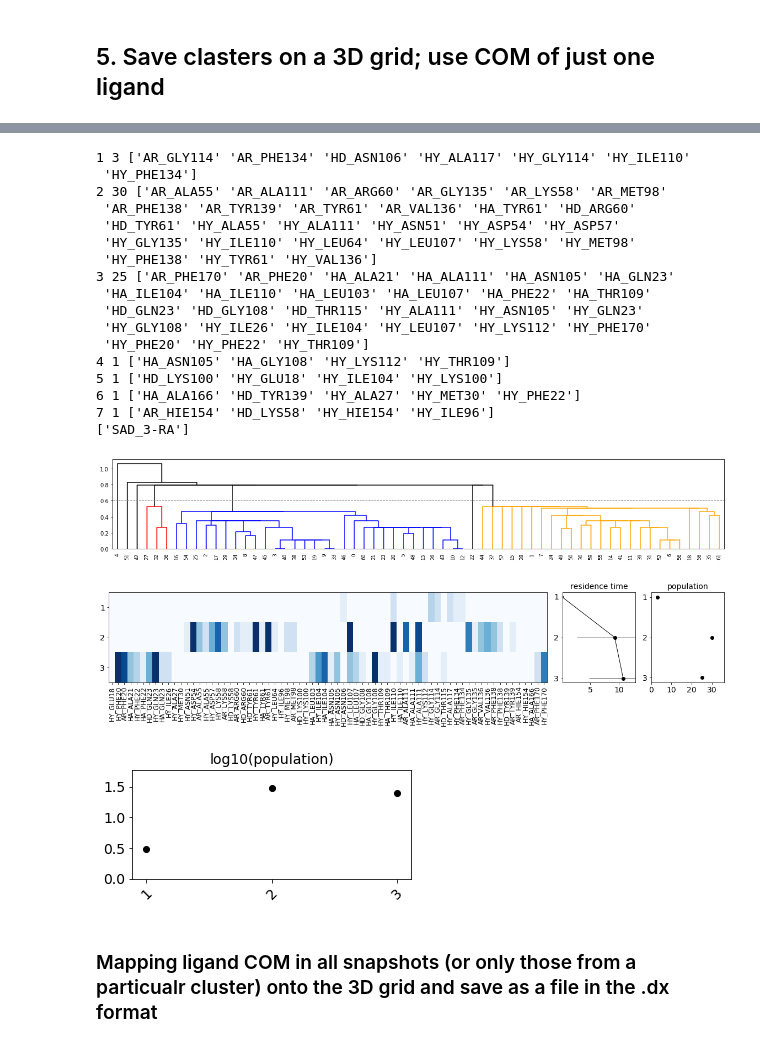
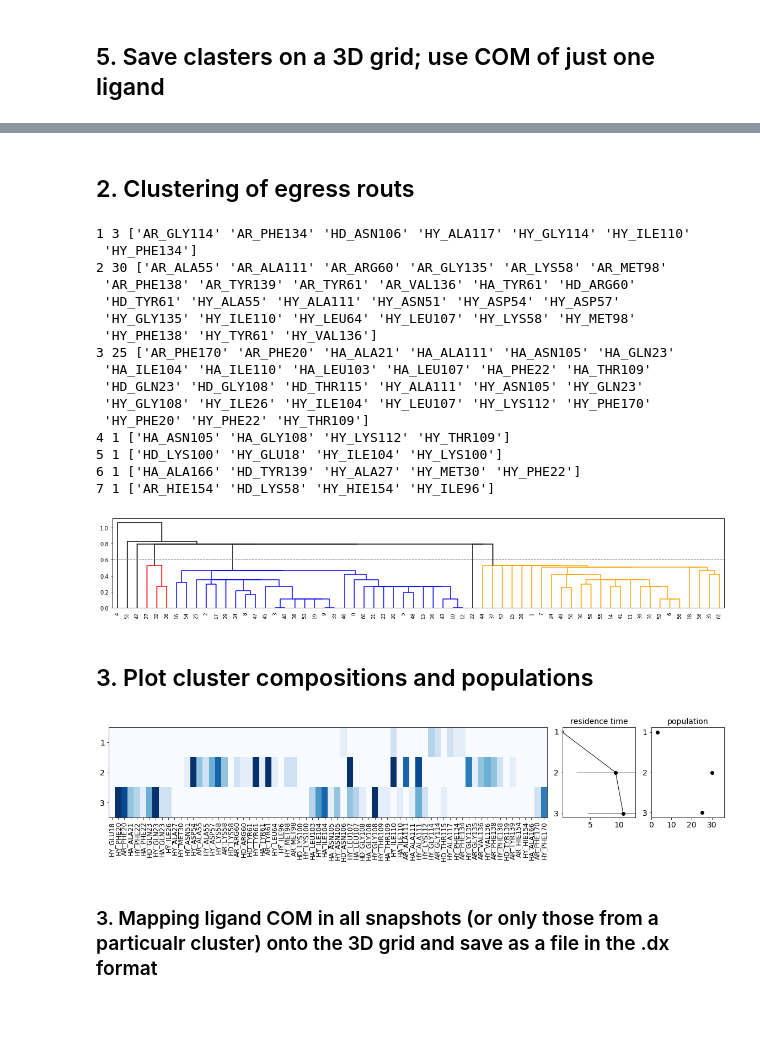
Before and after one commit to HITS-MCM/MD-IFP, a Jupyter notebook: IFP_generation_examples_Analysis.ipynb, the cells around one changed output, grey strips where cells are left out. Saved outputs shown, nothing was run; the diff lists cells and outputs as text; code cells hidden in the pictures; blank space fills up the shorter version.

Commit message:
revised example and clustering procedure

```diff
--- a/IFP_generation_examples_Analysis.ipynb
+++ b/IFP_generation_examples_Analysis.ipynb
@@ -231,7 +199,7 @@ Plot_IFP(df_tot_org)
 fig = plt.figure(figsize=(16, 6))
 gs = gridspec.GridSpec(1, 3, width_ratios=[4, 2, 1])
 ax = plt.subplot(gs[0])
-ifp_list = ["HY","AR","HD","HA","HL","IP","IN","WB","LIP"]
+ifp_list = ["HY","AR","HD","HA","HL","IP","IN","WB"]
 columns_IFP = []  # standard IFP
 columns_CONT = []  # just contacts
 for c in df_tot_org.columns.tolist():
@@ -242,7 +210,4 @@ for c in df_tot_org.columns.tolist():
 ax =  plt.subplot(gs[0])
 ax.set_title('IFP')
 df1 = df_tot_org[columns_IFP].values
-xticklabels = np.asarray(columns_IFP)
-sns.heatmap(np.float32(df1), cmap="YlGnBu")
-ax.set_title('IFP')
 # %% [output]
@@ -251,8 +217,8 @@ Text(0.5, 1, 'IFP')
 # %%
 # --- Select IFP only-
-ifp_list = ["AR","HD","HA","HY","WB","IP","IN","WB"]
+ifp_list = ["AR","HD","HA","HY","WB","IP","IN"]
 shift = 0
-if HSP90:   shift = 16 # for HSP90
+shift = 16 # for HSP90
 columns_IFP = []
 columns_IFP_renamed = {}
 for c in df_tot_org.columns.values:
@@ -424,3 +383,5 @@ plt.plot()
+# %% [markdown]
+##  2. Clustering of egress routs
 # %%
 X = ar_nonzero.astype(float)
 
@@ -462,64 +423,56 @@ for k,c in zip(cl,count):
 index = []
 for a in columns_IFP_nonzero:  index.append(int(a[6:]))
 index = np.argsort(index)
+# %% [output]
+1 3 ['AR_GLY114' 'AR_PHE134' 'HD_ASN106' 'HY_ALA117' 'HY_GLY114' 'HY_ILE110'
+ 'HY_PHE134']
+2 30 ['AR_ALA55' 'AR_ALA111' 'AR_ARG60' 'AR_GLY135' 'AR_LYS58' 'AR_MET98'
+ 'AR_PHE138' 'AR_TYR139' 'AR_TYR61' 'AR_VAL136' 'HA_TYR61' 'HD_ARG60'
+ 'HD_TYR61' 'HY_ALA55' 'HY_ALA111' 'HY_ASN51' 'HY_ASP54' 'HY_ASP57'
+ 'HY_GLY135' 'HY_ILE110' 'HY_LEU64' 'HY_LEU107' 'HY_LYS58' 'HY_MET98'
+ 'HY_PHE138' 'HY_TYR61' 'HY_VAL136']
+3 25 ['AR_PHE170' 'AR_PHE20' 'HA_ALA21' 'HA_ALA111' 'HA_ASN105' 'HA_GLN23'
+ 'HA_ILE104' 'HA_ILE110' 'HA_LEU103' 'HA_LEU107' 'HA_PHE22' 'HA_THR109'
+ 'HD_GLN23' 'HD_GLY108' 'HD_THR115' 'HY_ALA111' 'HY_ASN105' 'HY_GLN23'
+ 'HY_GLY108' 'HY_ILE26' 'HY_ILE104' 'HY_LEU107' 'HY_LYS112' 'HY_PHE170'
+ 'HY_PHE20' 'HY_PHE22' 'HY_THR109']
+4 1 ['HA_ASN105' 'HA_GLY108' 'HY_LYS112' 'HY_THR109']
+5 1 ['HD_LYS100' 'HY_GLU18' 'HY_ILE104' 'HY_LYS100']
+6 1 ['HA_ALA166' 'HD_TYR139' 'HY_ALA27' 'HY_MET30' 'HY_PHE22']
+7 1 ['AR_HIE154' 'HD_LYS58' 'HY_HIE154' 'HY_ILE96']
+[figure, added]
+# %% [markdown]
+##  3. Plot cluster compositions and populations
 # %%
 fig = plt.figure(figsize = (20,3),facecolor='w')
 gs = gridspec.GridSpec(1,3, width_ratios=[6, 1,1],wspace=0.08)
 
 
 ax = plt.subplot(gs[0])
 ax.imshow(np.asarray(ifps_cluster)[:,index],cmap='Blues',aspect = "auto",vmin=0, vmax=10)
 plt.yticks(range(0,np.asarray(ifps_cluster).shape[0]),cl,fontsize=14)
 plt.xticks(range(0,len(columns_IFP_nonzero)),columns_IFP_nonzero[index],rotation=90,fontsize=12)
 #---------- plot residence times in clusters
 ax = plt.subplot(gs[1])
 ax.errorbar(y=range(0,len(t_cluster)),x=np.flip(t_cluster),xerr=np.flip(t_std_cluster),color = 'k', marker='o',lw=1)
 plt.yticks(range(0,len(cl_cluster)),np.flip(cl_cluster),fontsize=14)
 plt.xlim((0.2,1.2*max(t_cluster)))
 plt.xticks(fontsize=14)
 plt.title("residence time",fontsize=14)
-#plt.ylim((1,len(t_cluster)+1))
+
 #--------------- plot cluster population
 ax = plt.subplot(gs[2])
 ax.scatter(y=range(0,len(t_cluster)),x=np.flip(count_cluster),color = 'k')
 plt.yticks(range(0,np.max(cl_cluster)),np.flip(cl_cluster),fontsize=14)
 plt.xticks(fontsize=14)
 plt.xlim((0,1.2*np.max(count_cluster)))
 plt.title("population",fontsize=14)
-#plt.ylim((1,np.max(cl)))
+
 plt.savefig(DIR_out+"clusters-ifp.png",dpi=300,bbox_inches = 'tight')
-
-
-fig = plt.figure(figsize = (5,2),facecolor='w')
-plt.scatter(y=np.log10(count_cluster),x=range(0,len(t_cluster)),color = 'k')
-plt.xticks(range(0,len(cl_cluster)),cl_cluster,fontsize=14,rotation = 45)
-plt.yticks(fontsize=14)
-plt.ylim((0,1.2*np.max(np.log10(count_cluster))))
-plt.title("log10(population)",fontsize=14)
-print(df.ligand.unique())
 # %% [output]
-1 3 ['AR_GLY114' 'AR_PHE134' 'HD_ASN106' 'HY_ALA117' 'HY_GLY114' 'HY_ILE110'
- 'HY_PHE134']
-2 30 ['AR_ALA55' 'AR_ALA111' 'AR_ARG60' 'AR_GLY135' 'AR_LYS58' 'AR_MET98'
- 'AR_PHE138' 'AR_TYR139' 'AR_TYR61' 'AR_VAL136' 'HA_TYR61' 'HD_ARG60'
- 'HD_TYR61' 'HY_ALA55' 'HY_ALA111' 'HY_ASN51' 'HY_ASP54' 'HY_ASP57'
- 'HY_GLY135' 'HY_ILE110' 'HY_LEU64' 'HY_LEU107' 'HY_LYS58' 'HY_MET98'
- 'HY_PHE138' 'HY_TYR61' 'HY_VAL136']
-3 25 ['AR_PHE170' 'AR_PHE20' 'HA_ALA21' 'HA_ALA111' 'HA_ASN105' 'HA_GLN23'
- 'HA_ILE104' 'HA_ILE110' 'HA_LEU103' 'HA_LEU107' 'HA_PHE22' 'HA_THR109'
- 'HD_GLN23' 'HD_GLY108' 'HD_THR115' 'HY_ALA111' 'HY_ASN105' 'HY_GLN23'
- 'HY_GLY108' 'HY_ILE26' 'HY_ILE104' 'HY_LEU107' 'HY_LYS112' 'HY_PHE170'
- 'HY_PHE20' 'HY_PHE22' 'HY_THR109']
-4 1 ['HA_ASN105' 'HA_GLY108' 'HY_LYS112' 'HY_THR109']
-5 1 ['HD_LYS100' 'HY_GLU18' 'HY_ILE104' 'HY_LYS100']
-6 1 ['HA_ALA166' 'HD_TYR139' 'HY_ALA27' 'HY_MET30' 'HY_PHE22']
-7 1 ['AR_HIE154' 'HD_LYS58' 'HY_HIE154' 'HY_ILE96']
-['SAD_3-RA']
-[figure, old version]
+[figure, new version]
-[figure, removed]
-[figure, removed]
 # %% [markdown]
-### Mapping ligand COM in all snapshots (or only those from a particualr cluster) onto the 3D grid  and save as a file in the  .dx format
+### 3. Mapping ligand COM in all snapshots (or only those from a particualr cluster) onto the 3D grid  and save as a file in the  .dx format
 # %%
 # 1. Save all snapshots
 df_tot_to_save = df_tot # all snapshots
```
Also changed, not shown: parts of 14 cells of this notebook, 3 other files.
